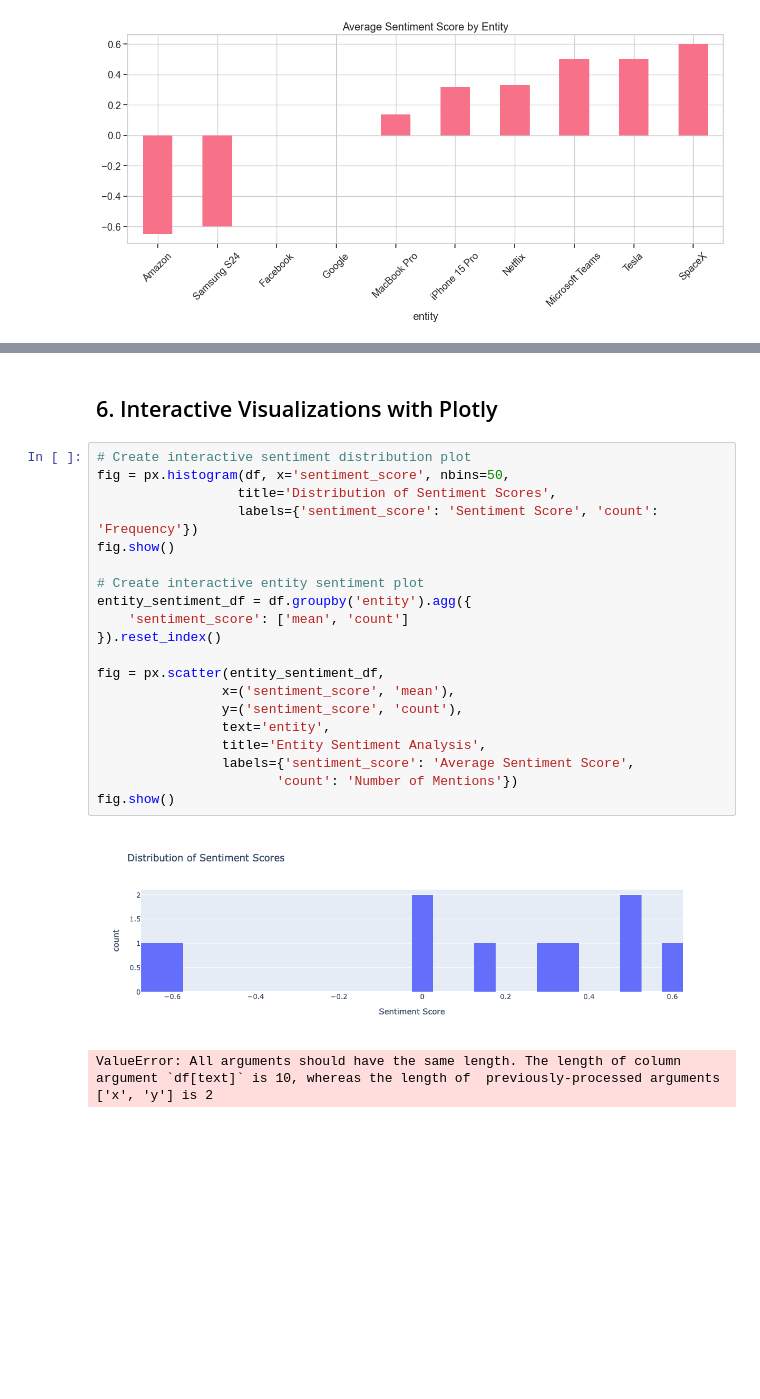
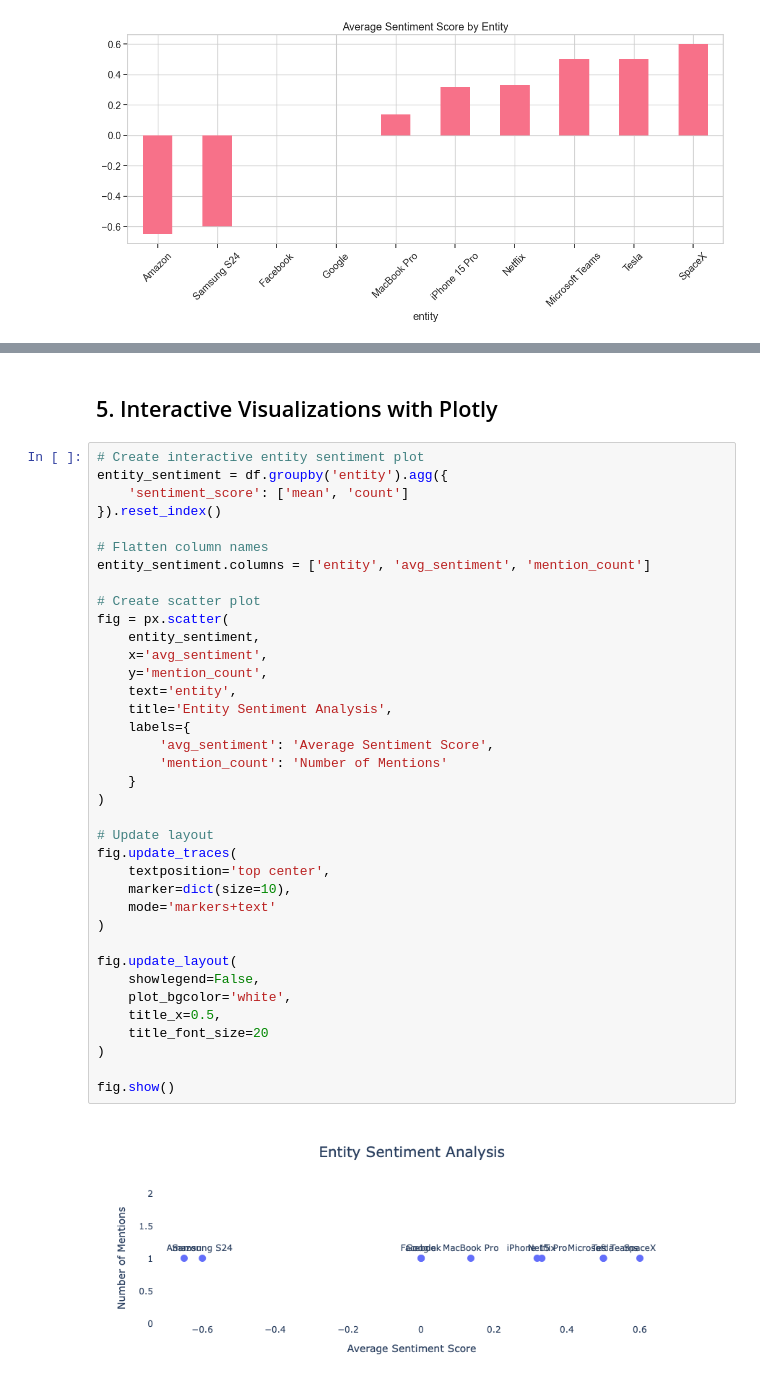
Before and after one commit to udhayk7/PRODIGY_DS_04, a Jupyter notebook: notebooks/sentiment_analysis.ipynb, the cells around one changed output, grey strips where cells are left out. Drawn from its saved outputs; the diff is of its cells as text; blank space fills up the shorter version.

Commit message:
Update sentiment analysis notebook and add visualization utilities

```diff
--- a/notebooks/sentiment_analysis.ipynb
+++ b/notebooks/sentiment_analysis.ipynb
@@ -149,25 +111,41 @@ plt.show()
 # %% [markdown]
-## 6. Interactive Visualizations with Plotly
+## 5. Interactive Visualizations with Plotly
 # %%
-# Create interactive sentiment distribution plot
-fig = px.histogram(df, x='sentiment_score', nbins=50,
-                  title='Distribution of Sentiment Scores',
-                  labels={'sentiment_score': 'Sentiment Score', 'count': 'Frequency'})
-fig.show()
-
 # Create interactive entity sentiment plot
-entity_sentiment_df = df.groupby('entity').agg({
+entity_sentiment = df.groupby('entity').agg({
     'sentiment_score': ['mean', 'count']
 }).reset_index()
 
-fig = px.scatter(entity_sentiment_df,
-                x=('sentiment_score', 'mean'),
-                y=('sentiment_score', 'count'),
-                text='entity',
-                title='Entity Sentiment Analysis',
-                labels={'sentiment_score': 'Average Sentiment Score',
-                       'count': 'Number of Mentions'})
+# Flatten column names
+entity_sentiment.columns = ['entity', 'avg_sentiment', 'mention_count']
+
+# Create scatter plot
+fig = px.scatter(
+    entity_sentiment,
+    x='avg_sentiment',
+    y='mention_count',
+    text='entity',
+    title='Entity Sentiment Analysis',
+    labels={
+        'avg_sentiment': 'Average Sentiment Score',
+        'mention_count': 'Number of Mentions'
+    }
+)
+
+# Update layout
+fig.update_traces(
+    textposition='top center',
+    marker=dict(size=10),
+    mode='markers+text'
+)
+
+fig.update_layout(
+    showlegend=False,
+    plot_bgcolor='white',
+    title_x=0.5,
+    title_font_size=20
+)
+
 fig.show()
 # %% [output]
-[figure, old version]
+[figure, new version]
-ValueError: All arguments should have the same length. The length of column argument `df[text]` is 10, whereas the length of  previously-processed arguments ['x', 'y'] is 2
```
Also changed, not shown: parts of 6 cells of this notebook, 5 other files.
